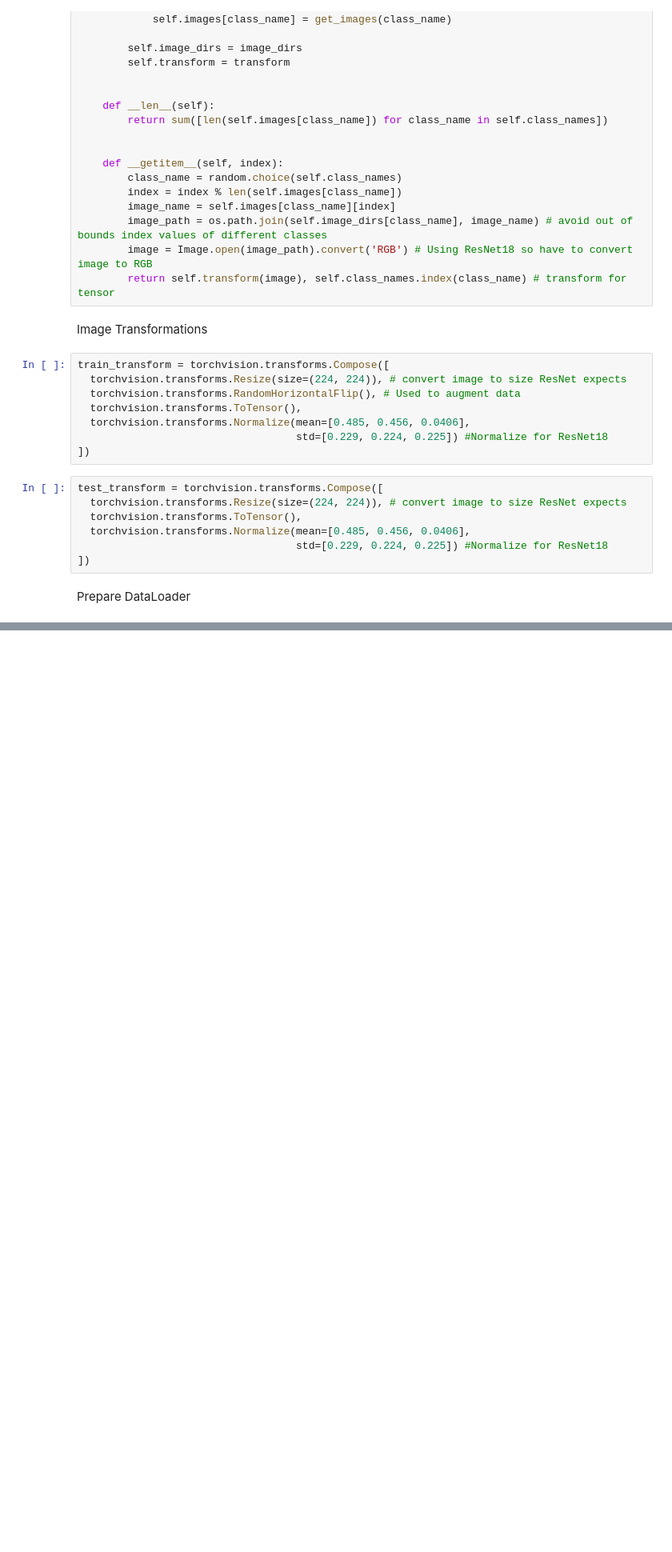
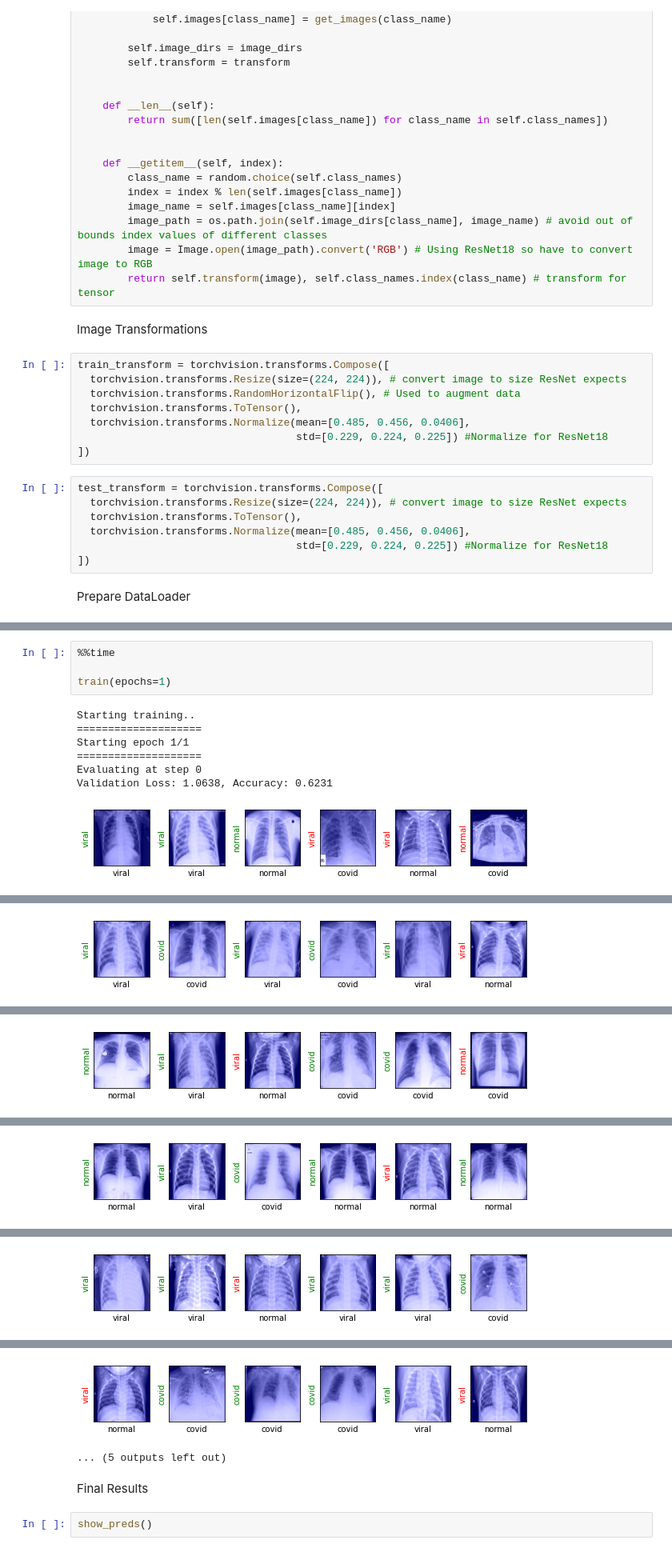
Before and after one commit to tripletk/Pepp-Cov19-Net, a Jupyter notebook: peppcov19net.ipynb, the cells around one changed output, grey strips where cells are left out. Shown at 80% size. Drawn from its saved outputs; the diff is of its cells as text; blank space fills up the shorter version.

```diff
--- a/peppcov19net.ipynb
+++ b/peppcov19net.ipynb
@@ -115,0 +294,12 @@ test_dataset
+# %%
+%%time
+
+train(epochs=1)
+# %% [output]
+Starting training..
+====================
+Starting epoch 1/1
+====================
+Evaluating at step 0
+Validation Loss: 1.0638, Accuracy: 0.6231
+[figure, added]
@@ -115,0 +308 @@ test_dataset
+[figure, added]
@@ -115,0 +311 @@ test_dataset
+[figure, added]
@@ -115,0 +314 @@ test_dataset
+[figure, added]
@@ -115,0 +317 @@ test_dataset
+[figure, added]
@@ -115,0 +320,6 @@ test_dataset
+[figure, added]
+... (5 outputs left out)
+# %% [markdown]
+Final Results
+# %%
+show_preds()
```
Also changed, not shown: parts of 18 cells of this notebook.
